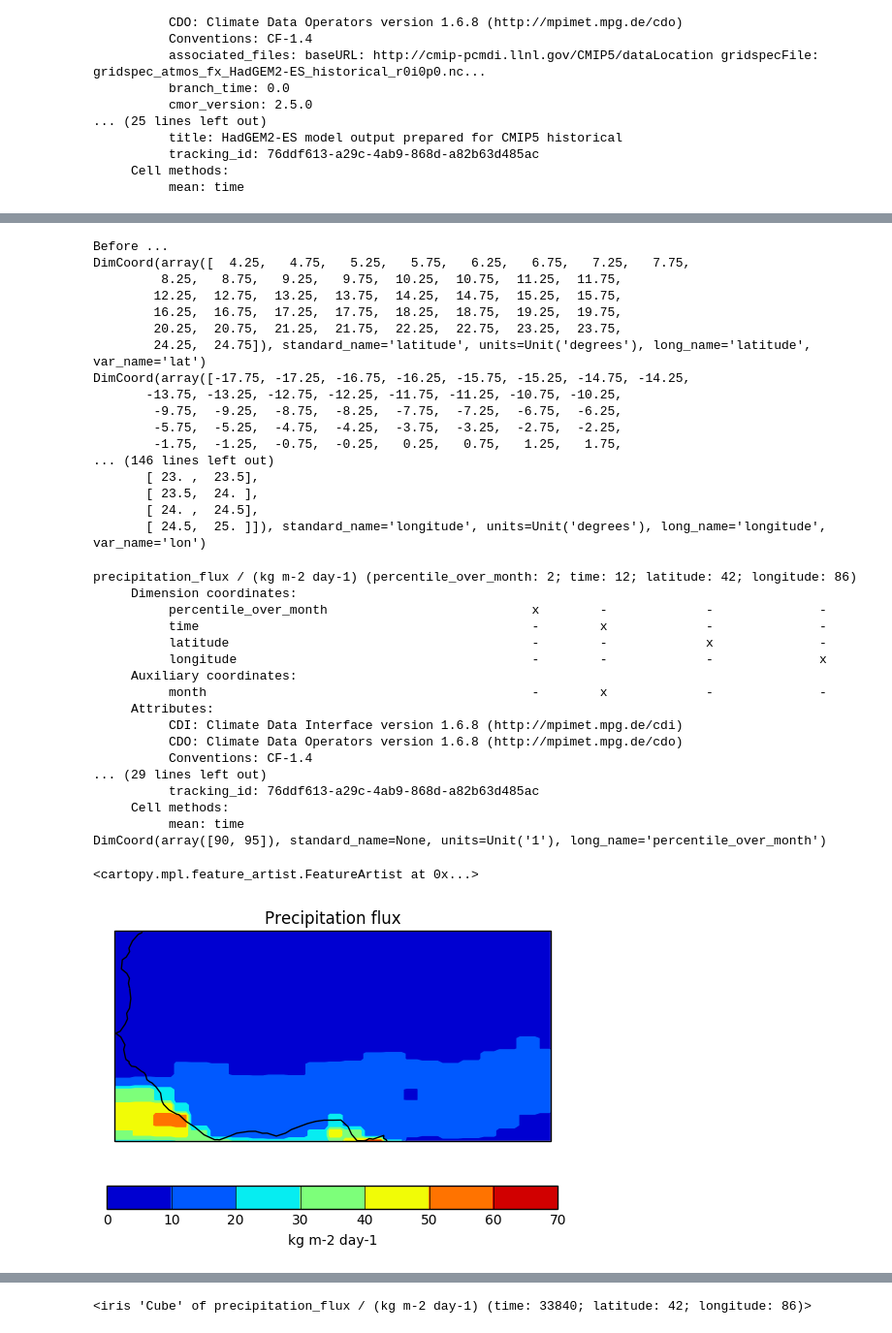
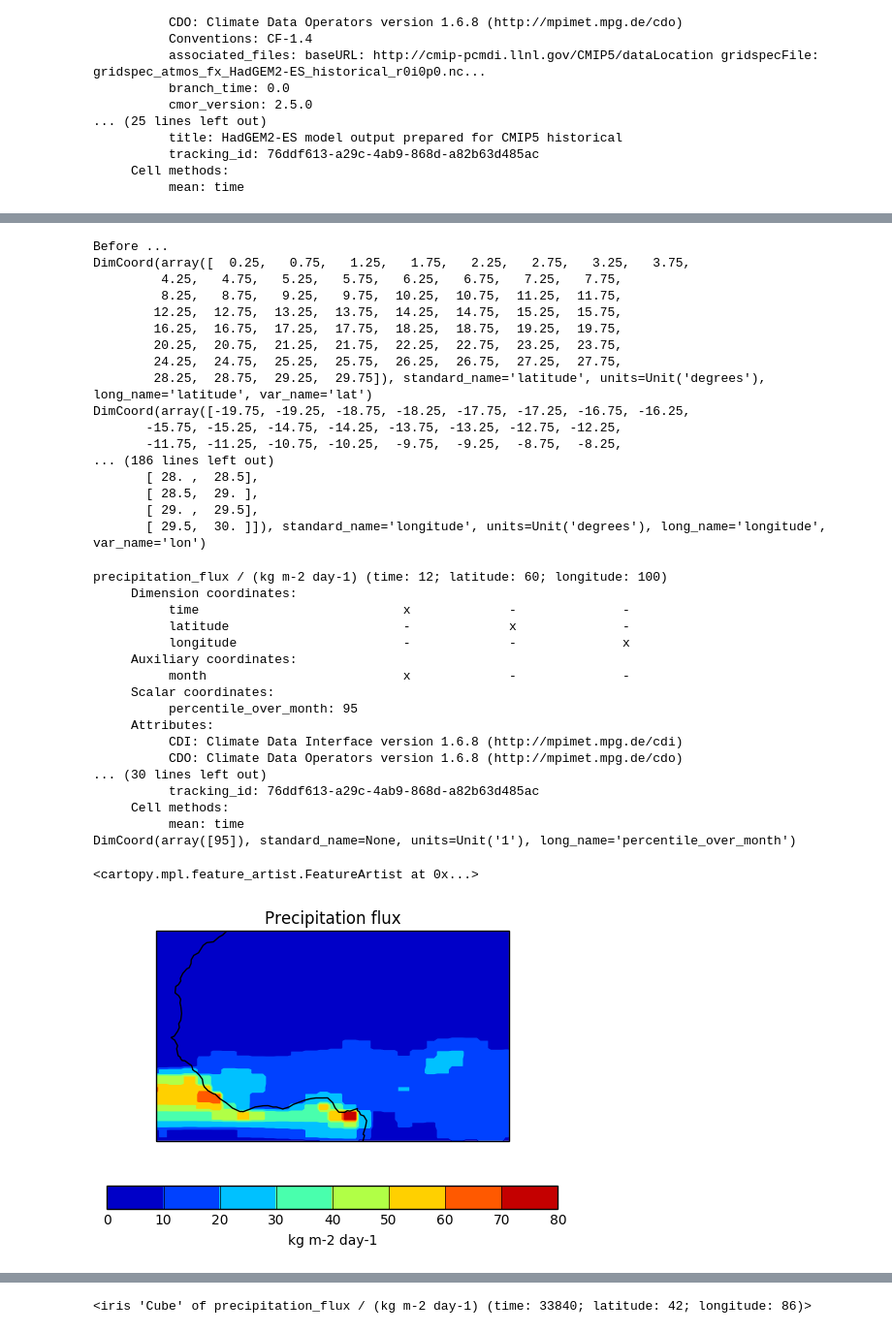
Before and after one commit to AMMA-2050/metrics_workshop, a Jupyter notebook: notebooks/homework_to_be.ipynb, the cells around one changed output, grey strips where cells are left out. Shown: that part at 97% size. Cells and saved outputs as stored; diff of their text form; code cells hidden in the pictures.

```diff
--- a/notebooks/homework_to_be.ipynb
+++ b/notebooks/homework_to_be.ipynb
@@ -45,7 +46,7 @@ precipitation_flux / (kg m-2 s-1)   (time: 33840; latitude: 160; longitude: 150)
           mean: time
 # %%
 # Extract West Africa domain
-cube = cube.intersection(longitude=(-18.0, 25.0), latitude=(4.0, 25.0))
+cube = cube.intersection(longitude=(-20.0, 30.0), latitude=(0.0, 30.0))
 # %%
 # Make sure we have the precipitation field and convert units
 pcp = cube.extract('precipitation_flux')
@@ -87,51 +88,51 @@ print(pcp.coord('latitude'))
 print(pcp.coord('longitude'))
 # %% [output]
 Before ...
-DimCoord(array([  4.25,   4.75,   5.25,   5.75,   6.25,   6.75,   7.25,   7.75,
+DimCoord(array([  0.25,   0.75,   1.25,   1.75,   2.25,   2.75,   3.25,   3.75,
+         4.25,   4.75,   5.25,   5.75,   6.25,   6.75,   7.25,   7.75,
          8.25,   8.75,   9.25,   9.75,  10.25,  10.75,  11.25,  11.75,
         12.25,  12.75,  13.25,  13.75,  14.25,  14.75,  15.25,  15.75,
         16.25,  16.75,  17.25,  17.75,  18.25,  18.75,  19.25,  19.75,
         20.25,  20.75,  21.25,  21.75,  22.25,  22.75,  23.25,  23.75,
-        24.25,  24.75]), standard_name='latitude', units=Unit('degrees'), long_name='latitude', var_name='lat')
-DimCoord(array([-17.75, -17.25, -16.75, -16.25, -15.75, -15.25, -14.75, -14.25,
-       -13.75, -13.25, -12.75, -12.25, -11.75, -11.25, -10.75, -10.25,
-        -9.75,  -9.25,  -8.75,  -8.25,  -7.75,  -7.25,  -6.75,  -6.25,
-        -5.75,  -5.25,  -4.75,  -4.25,  -3.75,  -3.25,  -2.75,  -2.25,
-        -1.75,  -1.25,  -0.75,  -0.25,   0.25,   0.75,   1.25,   1.75,
-... (146 lines left out)
-       [ 23. ,  23.5],
-       [ 23.5,  24. ],
-       [ 24. ,  24.5],
-       [ 24.5,  25. ]]), standard_name='longitude', units=Unit('degrees'), long_name='longitude', var_name='lon')
+        24.25,  24.75,  25.25,  25.75,  26.25,  26.75,  27.25,  27.75,
+        28.25,  28.75,  29.25,  29.75]), standard_name='latitude', units=Unit('degrees'), long_name='latitude', var_name='lat')
+DimCoord(array([-19.75, -19.25, -18.75, -18.25, -17.75, -17.25, -16.75, -16.25,
+       -15.75, -15.25, -14.75, -14.25, -13.75, -13.25, -12.75, -12.25,
+       -11.75, -11.25, -10.75, -10.25,  -9.75,  -9.25,  -8.75,  -8.25,
+... (186 lines left out)
+       [ 28. ,  28.5],
+       [ 28.5,  29. ],
+       [ 29. ,  29.5],
+       [ 29.5,  30. ]]), standard_name='longitude', units=Unit('degrees'), long_name='longitude', var_name='lon')
 # %%
-perc = pcp.aggregated_by('month', iris.analysis.PERCENTILE, percent=[90,95])
+perc = pcp.aggregated_by('month', iris.analysis.PERCENTILE, percent=95)
 
 print(perc)
 print(perc.coord('percentile_over_month'))
 # %% [output]
-precipitation_flux / (kg m-2 day-1) (percentile_over_month: 2; time: 12; latitude: 42; longitude: 86)
+precipitation_flux / (kg m-2 day-1) (time: 12; latitude: 60; longitude: 100)
      Dimension coordinates:
-          percentile_over_month                           x        -             -              -
-          time                                            -        x             -              -
-          latitude                                        -        -             x              -
-          longitude                                       -        -             -              x
+          time                           x             -              -
+          latitude                       -             x              -
+          longitude                      -             -              x
      Auxiliary coordinates:
-          month                                           -        x             -              -
+          month                          x             -              -
+     Scalar coordinates:
+          percentile_over_month: 95
      Attributes:
           CDI: Climate Data Interface version 1.6.8 (http://mpimet.mpg.de/cdi)
           CDO: Climate Data Operators version 1.6.8 (http://mpimet.mpg.de/cdo)
-          Conventions: CF-1.4
-... (29 lines left out)
+... (30 lines left out)
           tracking_id: 76ddf613-a29c-4ab9-868d-a82b63d485ac
      Cell methods:
           mean: time
-DimCoord(array([90, 95]), standard_name=None, units=Unit('1'), long_name='percentile_over_month')
+DimCoord(array([95]), standard_name=None, units=Unit('1'), long_name='percentile_over_month')
 # %%
-icon_perc = iris.Constraint(percentile_over_month=90)
+icon_perc = iris.Constraint(percentile_over_month=95)
 icon_mon  = iris.Constraint(month=7)
 qplt.contourf(perc.extract(icon_perc & icon_mon))
 plt.gca().coastlines()
 # %% [output]
 <cartopy.mpl.feature_artist.FeatureArtist at 0x...>
-[figure, old version]
+[figure, new version]
 # %%
```
Also changed, not shown: parts of 11 cells of this notebook.
